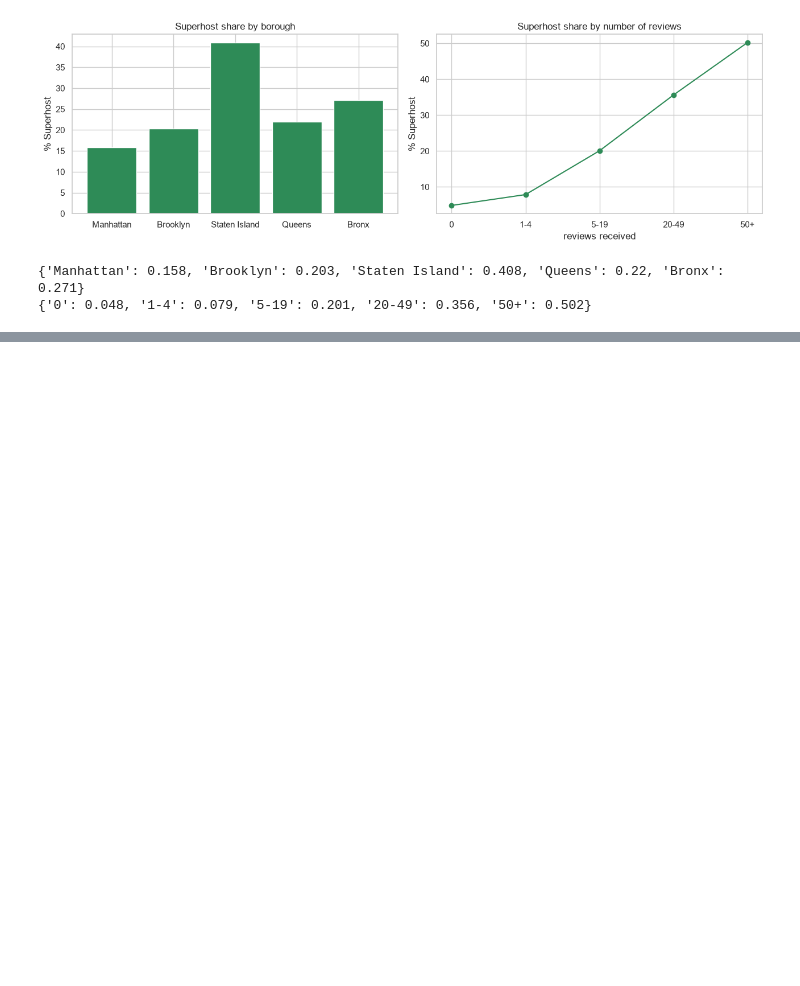
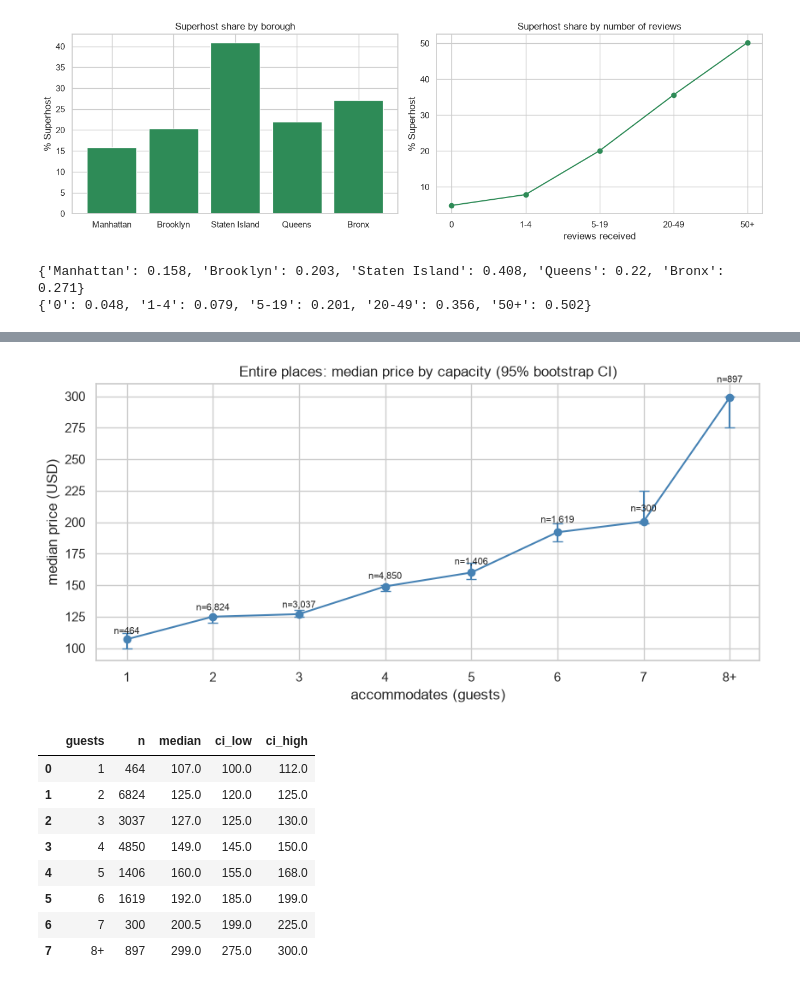
Before and after one commit to alisahann/nyc-airbnb-ds, a Jupyter notebook: notebooks/05_eda.ipynb, the cells around one changed output, grey strips where cells are left out. Cells and saved outputs as stored; diff of their text form; code cells hidden in the pictures; blank space fills up the shorter version.

```diff
--- a/notebooks/05_eda.ipynb
+++ b/notebooks/05_eda.ipynb
@@ -480,0 +532,27 @@ print(by_borough.round(3).to_dict()); print(by_band.round(3).to_dict())
+# %%
+ent = pos[pos["room_type"] == "Entire place"]
+cap = ent.assign(guests=ent["accommodates"].clip(upper=8).astype(int))
+rows = []
+for gval, g in cap.groupby("guests"):
+    lo, hi = median_ci(g[TARGET].to_numpy())
+    rows.append({"guests": "8+" if gval == 8 else str(gval), "n": len(g), "median": g[TARGET].median(), "ci_low": lo, "ci_high": hi})
+cap_tab = pd.DataFrame(rows)
+fig, ax = plt.subplots(figsize=(10, 4.2))
+ax.errorbar(cap_tab["guests"], cap_tab["median"], yerr=[cap_tab["median"] - cap_tab["ci_low"], cap_tab["ci_high"] - cap_tab["median"]],
+            fmt="o-", capsize=4, color="steelblue")
+for x, y, n in zip(cap_tab["guests"], cap_tab["median"], cap_tab["n"]):
+    ax.text(x, y * 1.04, f"n={n:,}", ha="center", fontsize=8)
+ax.set(title="Entire places: median price by capacity (95% bootstrap CI)", xlabel="accommodates (guests)", ylabel="median price (USD)")
+save(fig, "17_entire_price_by_capacity"); plt.show()
+cap_tab.round(1)
+# %% [output]
+[figure, added]
+|  | guests | n | median | ci_low | ci_high |
+| 0 | 1 | 464 | 107.0 | 100.0 | 112.0 |
+| 1 | 2 | 6824 | 125.0 | 120.0 | 125.0 |
+| 2 | 3 | 3037 | 127.0 | 125.0 | 130.0 |
+| 3 | 4 | 4850 | 149.0 | 145.0 | 150.0 |
+| 4 | 5 | 1406 | 160.0 | 155.0 | 168.0 |
+| 5 | 6 | 1619 | 192.0 | 185.0 | 199.0 |
+| 6 | 7 | 300 | 200.5 | 199.0 | 225.0 |
+| 7 | 8+ | 897 | 299.0 | 275.0 | 300.0 |
```
Also changed, not shown: parts of 8 cells of this notebook, 1 other file.
